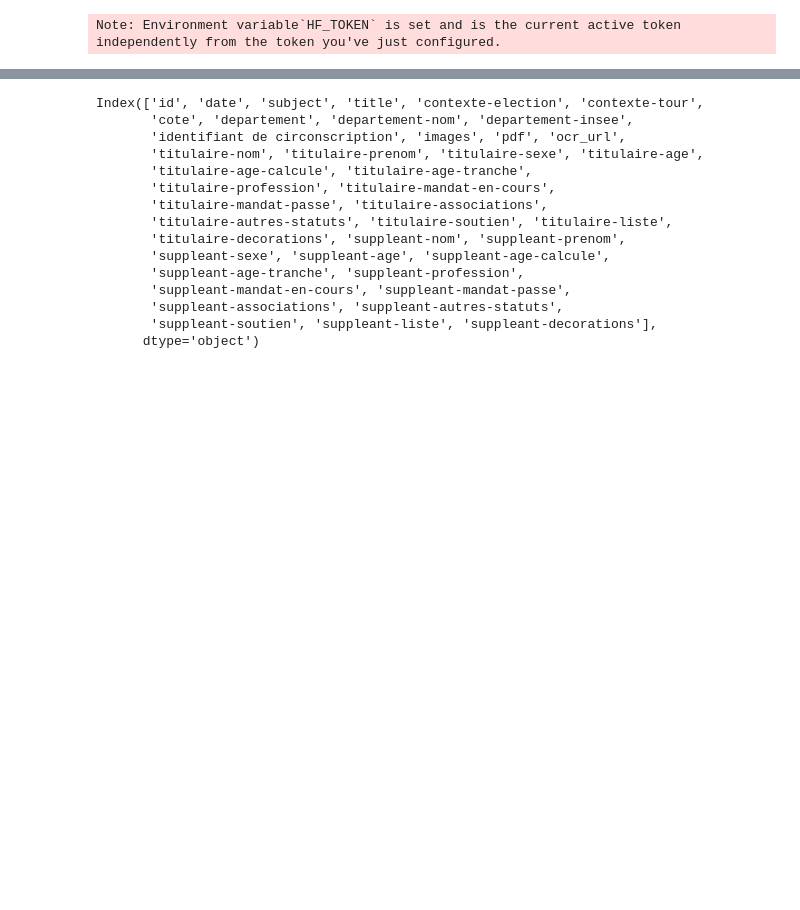
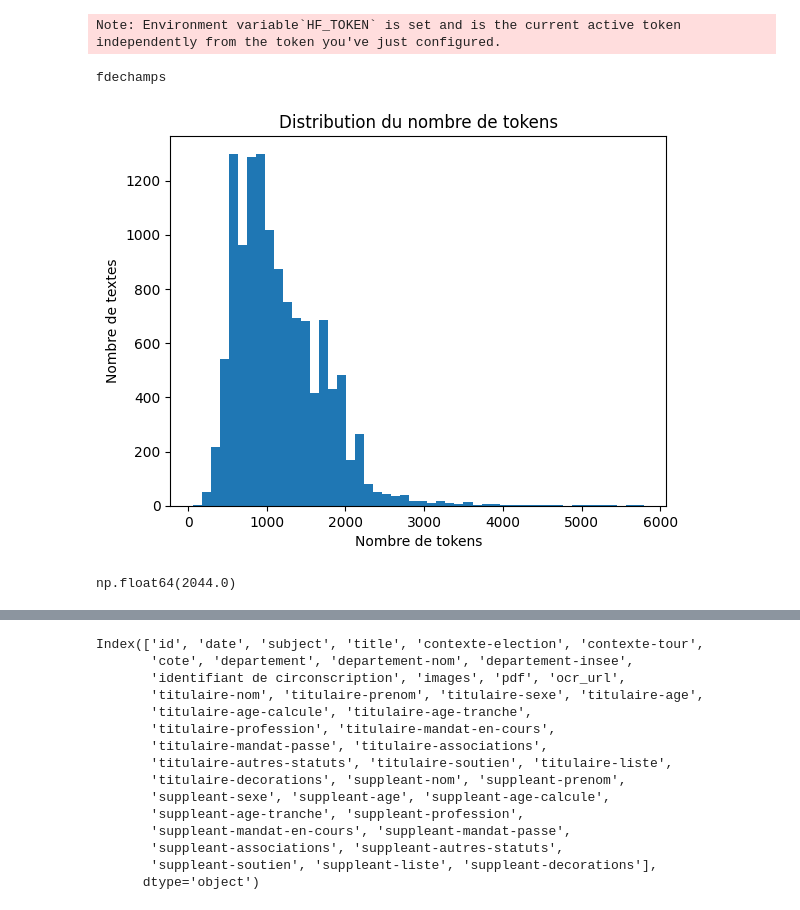
Before and after one commit to felixdechamps/projet-nlp-3A, a Jupyter notebook: main.ipynb, the cells around one changed output, grey strips where cells are left out. Drawn from its saved outputs; the diff is of its cells as text; code cells hidden in the pictures; blank space fills up the shorter version.

```diff
--- a/main.ipynb
+++ b/main.ipynb
@@ -22,6 +35,12 @@ template_tokenizer = AutoTokenizer.from_pretrained(
     "meta-llama/Llama-3.2-1B-Instruct"
  )
 #template_tokenizer = AutoTokenizer.from_pretrained("Qwen/Qwen2.5-1.5B-Instruct")
+# %%
+from huggingface_hub import whoami
+print(whoami()["name"])
+# Vérifiez aussi si le type de jeton affiché correspond à vos attentes
+# %% [output]
+fdechamps
 # %%
 from pathlib import Path
 
@@ -49,3 +68,35 @@ def add_id(example, idx):
     return example
 
 dataset_complet = dataset_complet.map(add_id, with_indices=True)
+# %%
+df = dataset_complet.to_pandas()
+# %%
+import pandas as pd
+import matplotlib.pyplot as plt
+from transformers import AutoTokenizer
+
+tokenizer = AutoTokenizer.from_pretrained(
+    "meta-llama/Llama-3.2-1B-Instruct"
+ )
+
+
+lengths = [
+    len(ids)
+    for ids in tokenizer(
+        df["text"].tolist(),
+        add_special_tokens=False
+    )["input_ids"]
+]
+
+plt.hist(lengths, bins=50)
+plt.xlabel("Nombre de tokens")
+plt.ylabel("Nombre de textes")
+plt.title("Distribution du nombre de tokens")
+plt.show()
+# %% [output]
+[figure, added]
+# %%
+import numpy as np
+np.percentile(lengths,94)
+# %% [output]
+np.float64(2044.0)
```
Also changed, not shown: parts of 6 cells of this notebook, 1 other file.
